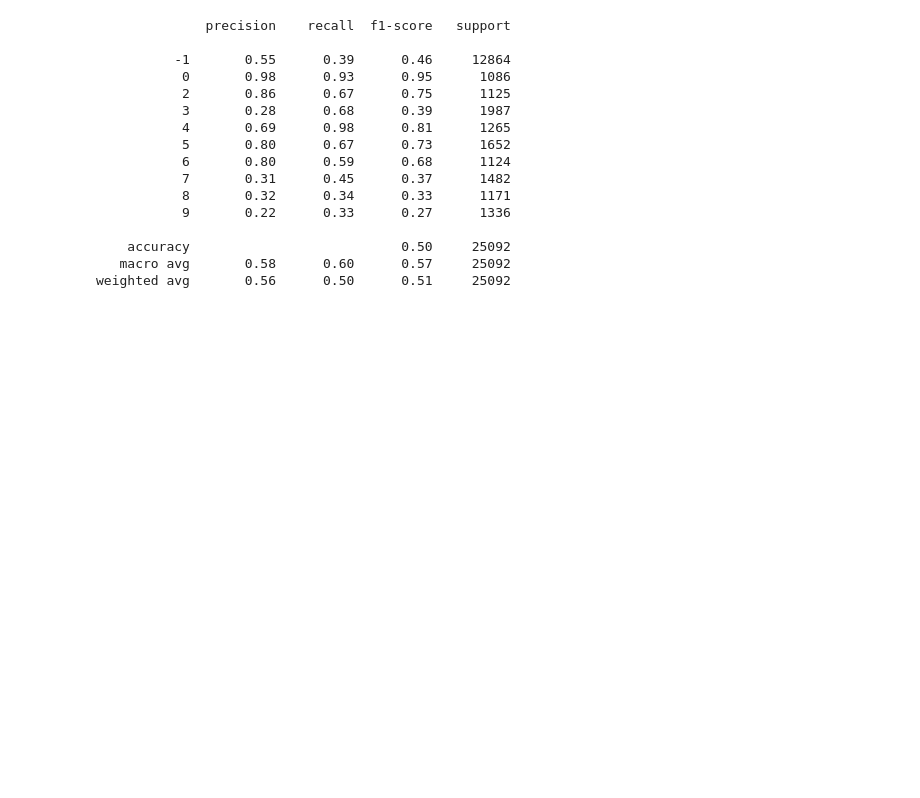
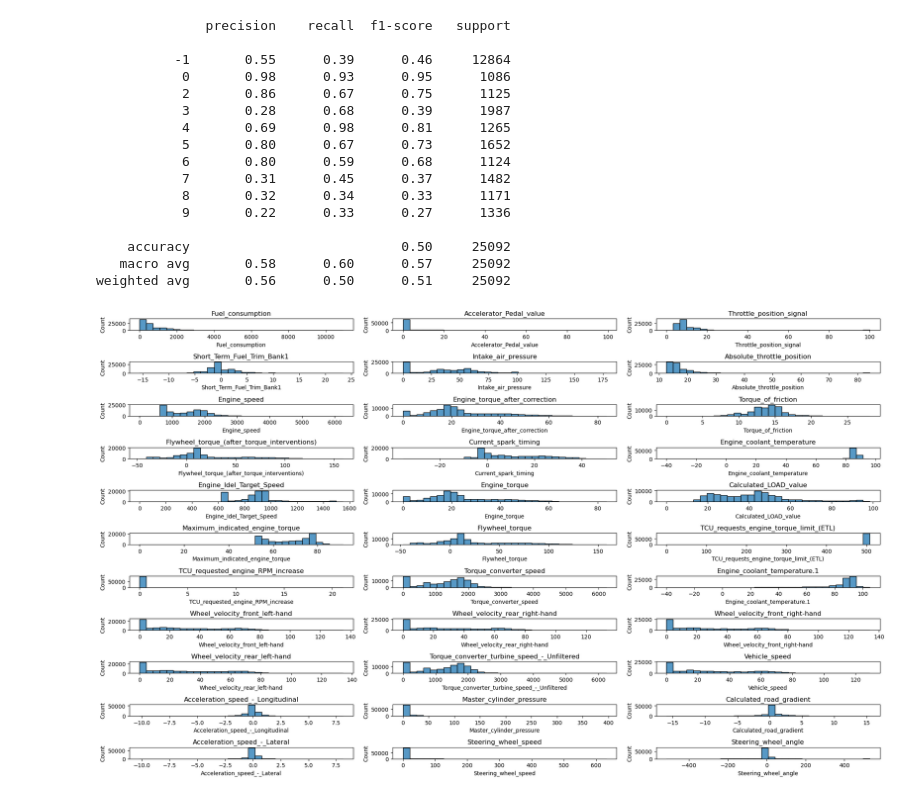
Before and after one commit to VerkuijlKim/DriverPrediction, a Jupyter notebook: NN_with_pred_thres_with_new_plots.ipynb, the cells around one changed output. Saved outputs shown, nothing was run; the diff lists cells and outputs as text; code cells hidden in the pictures; blank space fills up the shorter version.

```diff
--- a/NN_with_pred_thres_with_new_plots.ipynb
+++ b/NN_with_pred_thres_with_new_plots.ipynb
@@ -214,3 +217,12 @@ print(classification_report(y_test_ood, predicted_classes))
     accuracy                           0.50     25092
    macro avg       0.58      0.60      0.57     25092
 weighted avg       0.56      0.50      0.51     25092
+# %%
+df = pd.read_csv('Driving Data(KIA SOUL)_(150728-160714)_(10 Drivers_A-J).csv')
+
+# Out-of-distribution class
+CLASS_OOD = 1
+
+df, label_mappings = preprocessing(df, one_val_col, to_be_scaled_col, two_val_col, some_val_num_col, some_val_cat_col)
+# %% [output]
+[figure, added]
```
Also changed, not shown: parts of 5 cells of this notebook, 1 other file.
